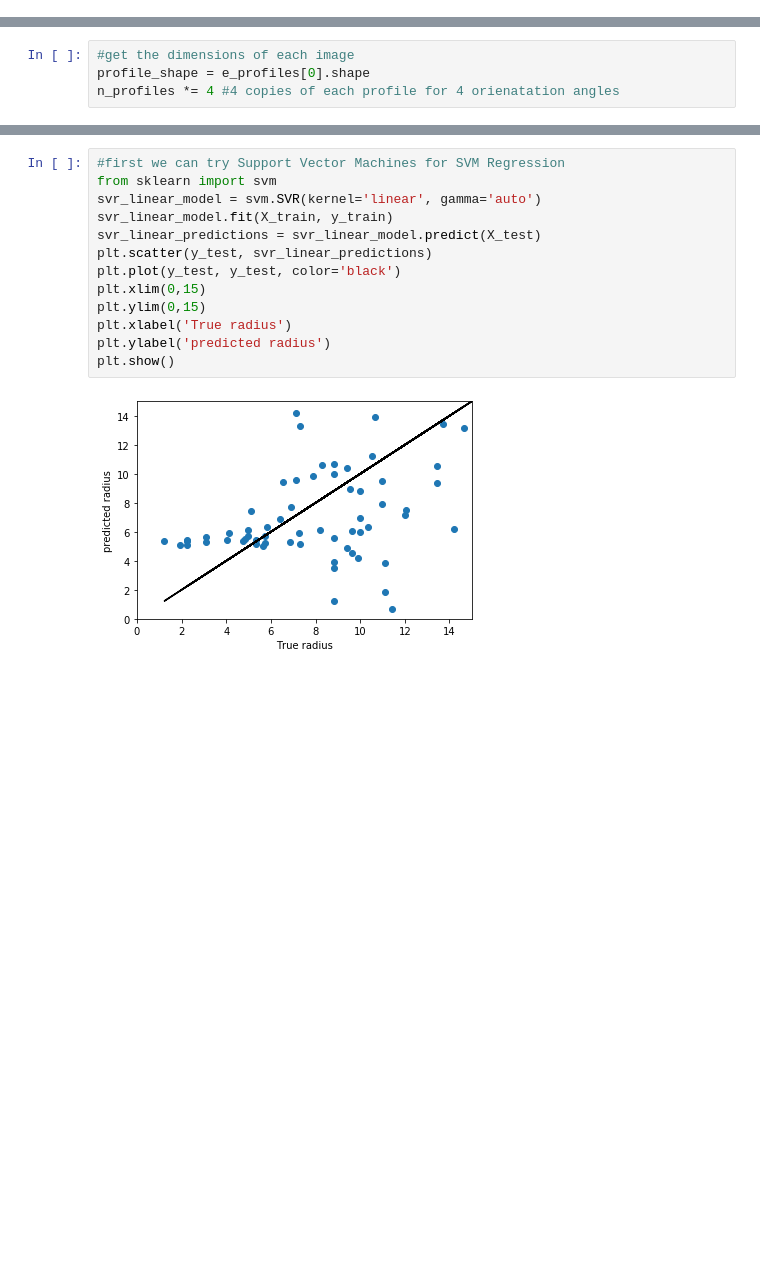
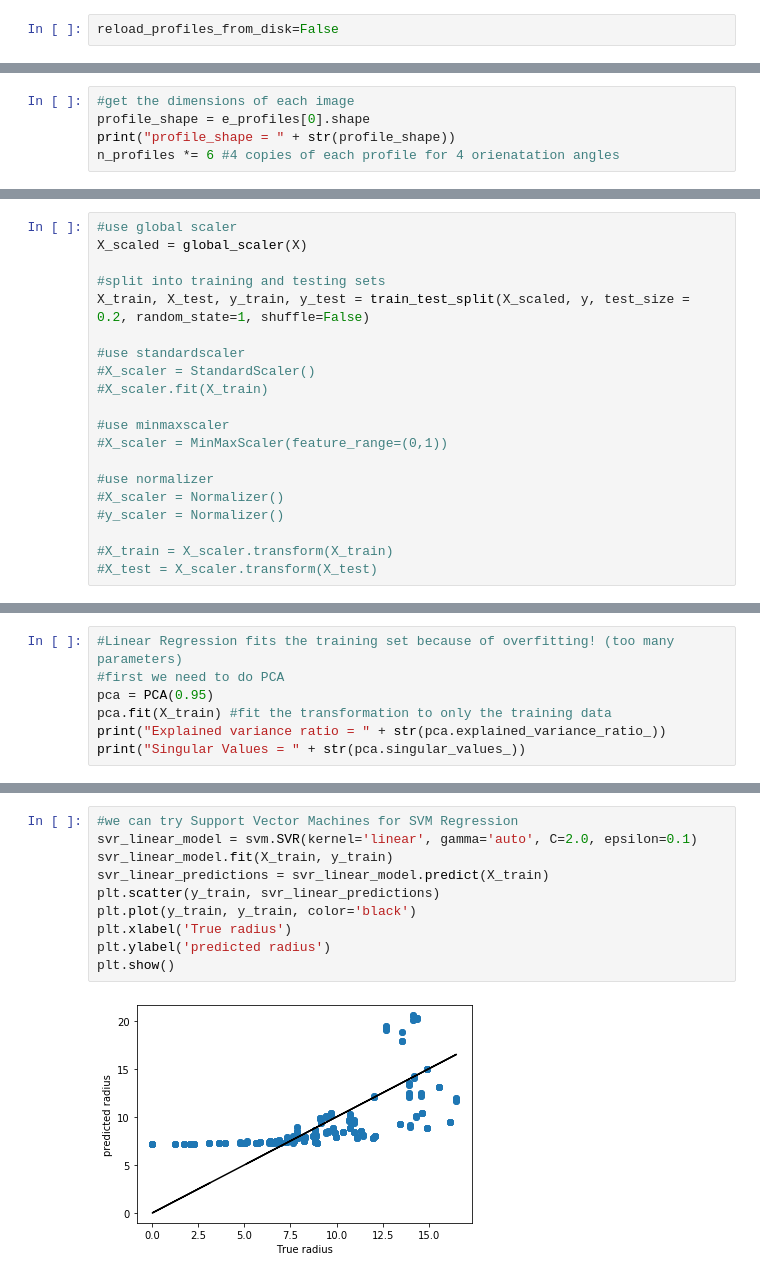
Before and after one commit to derekeverett/ml_optimize_hydro, a Jupyter notebook: TrainAndValidate.ipynb, the cells around one changed output, grey strips where cells are left out. Drawn from its saved outputs; the diff is of its cells as text; blank space fills up the shorter version.

Commit message:
Need to check if scaling and PCA are working correctly. Still all models have a problem predicting small radii

```diff
--- a/TrainAndValidate.ipynb
+++ b/TrainAndValidate.ipynb
@@ -6,3 +26,5 @@ from sklearn.preprocessing import StandardScaler
+# %%
+reload_profiles_from_disk=False
 # %%
 #load the energy density and flow profiles, and freezeout radii
 #note that the physics here is rotationally invariant
@@ -54,4 +83,5 @@ radii = np.array(radii)
 # %%
 #get the dimensions of each image
 profile_shape = e_profiles[0].shape
-n_profiles *= 4 #4 copies of each profile for 4 orienatation angles
+print("profile_shape = " + str(profile_shape))
+n_profiles *= 6 #4 copies of each profile for 4 orienatation angles
@@ -87,0 +123,20 @@ X_train, X_test, y_train, y_test = train_test_split(X, y, test_size = 0.2)
+# %%
+#use global scaler
+X_scaled = global_scaler(X)
+
+#split into training and testing sets
+X_train, X_test, y_train, y_test = train_test_split(X_scaled, y, test_size = 0.2, random_state=1, shuffle=False)
+
+#use standardscaler
+#X_scaler = StandardScaler()
+#X_scaler.fit(X_train)
+
+#use minmaxscaler
+#X_scaler = MinMaxScaler(feature_range=(0,1))
+
+#use normalizer
+#X_scaler = Normalizer()
+#y_scaler = Normalizer()
+
+#X_train = X_scaler.transform(X_train)
+#X_test = X_scaler.transform(X_test)
@@ -87,0 +151,7 @@ X_train, X_test, y_train, y_test = train_test_split(X, y, test_size = 0.2)
+# %%
+#Linear Regression fits the training set because of overfitting! (too many parameters)
+#first we need to do PCA
+pca = PCA(0.95)
+pca.fit(X_train) #fit the transformation to only the training data
+print("Explained variance ratio = " + str(pca.explained_variance_ratio_))
+print("Singular Values = " + str(pca.singular_values_))
@@ -88,15 +186,12 @@ X_train, X_test, y_train, y_test = train_test_split(X, y, test_size = 0.2)
 # %%
-#first we can try Support Vector Machines for SVM Regression
-from sklearn import svm
-svr_linear_model = svm.SVR(kernel='linear', gamma='auto')
+#we can try Support Vector Machines for SVM Regression
+svr_linear_model = svm.SVR(kernel='linear', gamma='auto', C=2.0, epsilon=0.1)
 svr_linear_model.fit(X_train, y_train)
-svr_linear_predictions = svr_linear_model.predict(X_test)
-plt.scatter(y_test, svr_linear_predictions)
-plt.plot(y_test, y_test, color='black')
-plt.xlim(0,15)
-plt.ylim(0,15)
+svr_linear_predictions = svr_linear_model.predict(X_train)
+plt.scatter(y_train, svr_linear_predictions)
+plt.plot(y_train, y_train, color='black')
 plt.xlabel('True radius')
 plt.ylabel('predicted radius')
 plt.show()
 # %% [output]
-[figure, old version]
+[figure, new version]
```
Also changed, not shown: parts of 19 cells of this notebook, 3 other files.
